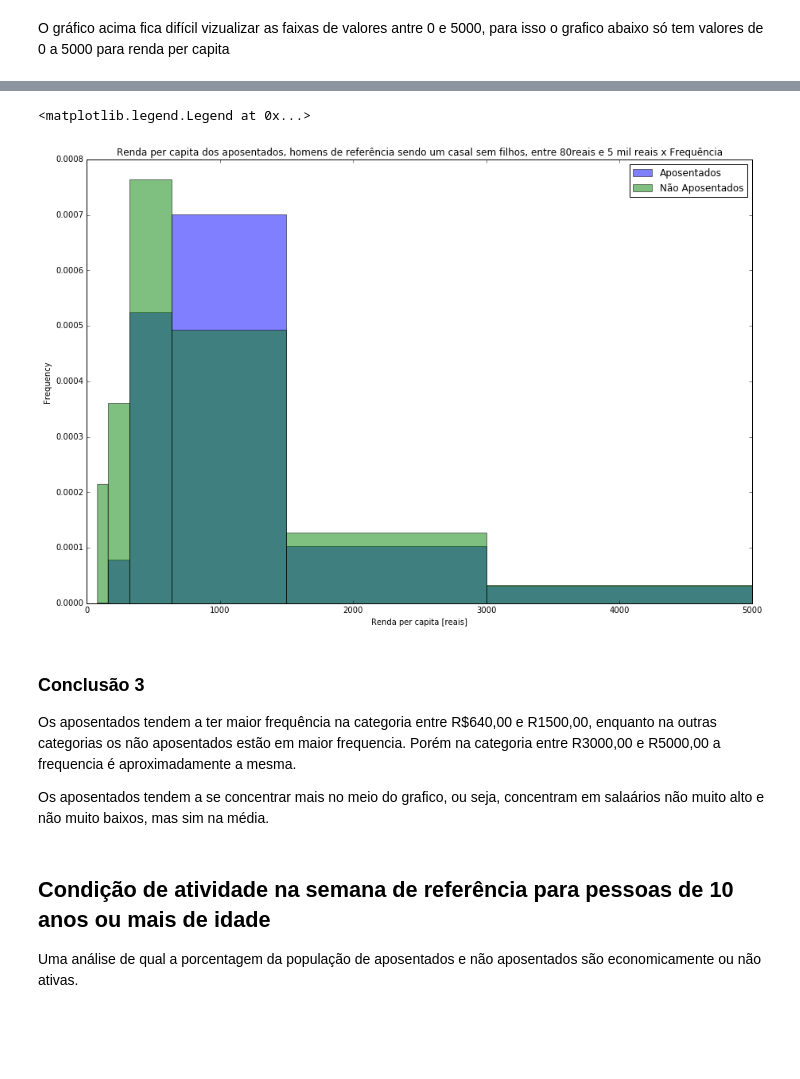
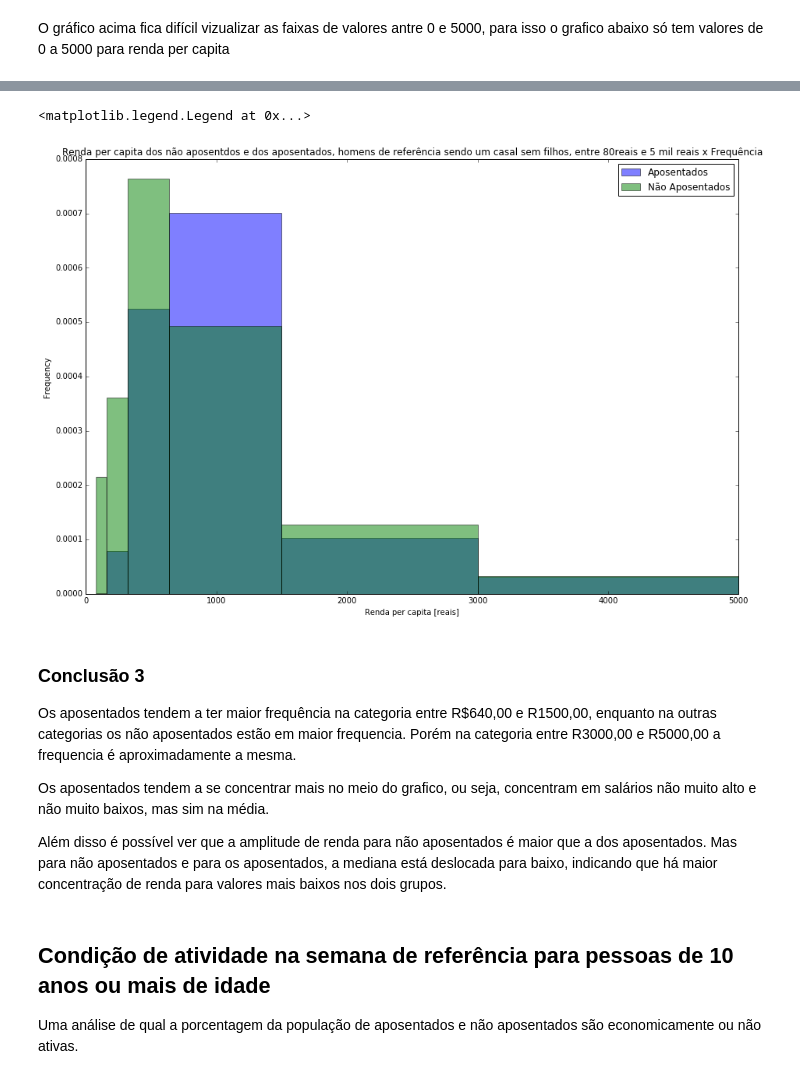
Before and after one commit to carloshljr/CD, a Jupyter notebook: A_CARLOS_LUDMAN_PROJETO 1 - APOSENTADOS PNAD 2014.ipynb, the cells around one changed output, grey strips where cells are left out. Cells and saved outputs as stored; diff of their text form; code cells hidden in the pictures; blank space fills up the shorter version.

```diff
--- a/A_CARLOS_LUDMAN_PROJETO 1 - APOSENTADOS PNAD 2014.ipynb
+++ b/A_CARLOS_LUDMAN_PROJETO 1 - APOSENTADOS PNAD 2014.ipynb
@@ -206,17 +209,19 @@ plt.show()
 # %%
 plot = dados.Aposentados0_Homens_Ref.Renda.plot.hist(bins=faixa01, normed = 1,figsize = (15,10),alpha = 0.5,label='Aposentados')
 plt.xlabel('Renda per capita [reais]')
-plt.title('Renda per capita dos aposentados, homens de referência sendo um casal sem filhos, entre 80reais e 5 mil reais x Frequência')
+plt.title('Renda per capita dos não aposentdos e dos aposentados, homens de referência sendo um casal sem filhos, entre 80reais e 5 mil reais x Frequência')
 plot = dados.NAposentados0_Homens_Ref.Renda.plot.hist(bins=faixa01, normed = 1,figsize = (15,10),alpha=0.5,label='Não Aposentados')
 plt.legend()
 # %% [output]
 <matplotlib.legend.Legend at 0x...>
-[figure, old version]
+[figure, new version]
 # %% [markdown]
 ### Conclusão 3
 Os aposentados tendem a ter maior frequência na categoria entre R$640,00 e R1500,00, enquanto na outras categorias os não aposentados estão em maior frequencia. Porém na categoria entre R3000,00 e R5000,00 a frequencia é aproximadamente a mesma.
 
-Os aposentados tendem a se concentrar mais no meio do grafico, ou seja, concentram em salaários não muito alto e não muito baixos, mas sim na média.
+Os aposentados tendem a se concentrar mais no meio do grafico, ou seja, concentram em salários não muito alto e não muito baixos, mas sim na média.
+
+Além disso é possível ver que a amplitude de renda para não aposentados é maior que a dos aposentados. Mas para não aposentados e para os aposentados, a mediana está deslocada para baixo, indicando que há maior concentração de renda para valores mais baixos nos dois grupos.
 # %% [markdown]
 ## Condição de atividade na semana de referência para pessoas de 10 anos ou mais de idade
 
```
Also changed, not shown: parts of 15 cells of this notebook.
